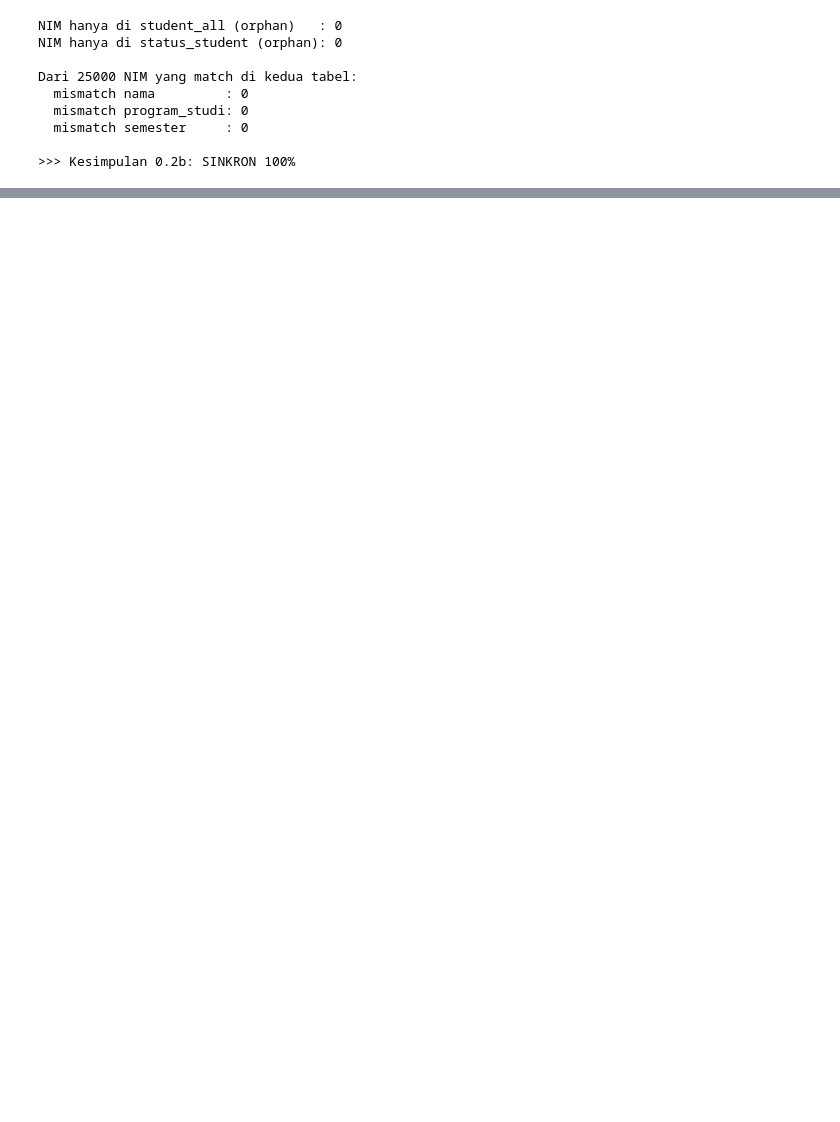
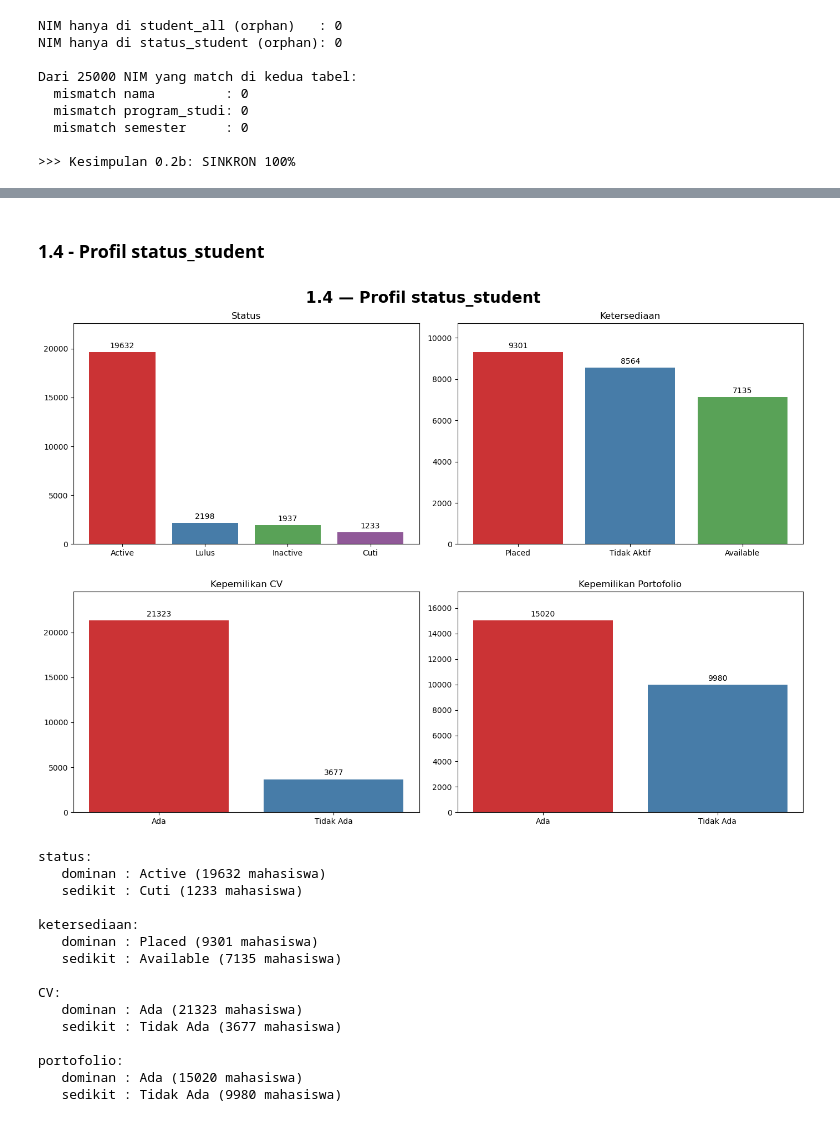
Before and after one commit to zzdf5/ssf-ssdc26-kataedward, a Jupyter notebook: notebooks/02_eda.ipynb, the cells around one changed output, grey strips where cells are left out. Cells and saved outputs as stored; diff of their text form; code cells hidden in the pictures; blank space fills up the shorter version.

```diff
--- a/notebooks/02_eda.ipynb
+++ b/notebooks/02_eda.ipynb
@@ -208,0 +395,37 @@ Dari 25000 NIM yang match di kedua tabel:
+# %% [markdown]
+### 1.4 - Profil status_student
+# %%
+fig, axes = plt.subplots(2, 2, figsize=(14, 10))
+fig.suptitle("1.4 — Profil status_student", fontsize=20, fontweight="bold")
+
+# fmt:off
+bar_with_labels(axes[0, 0], status_student["status"].value_counts(), "Status")
+bar_with_labels(axes[0, 1], status_student["ketersediaan"].value_counts(), "Ketersediaan")
+bar_with_labels(axes[1, 0], status_student["CV"].value_counts(), "Kepemilikan CV")
+bar_with_labels(axes[1, 1], status_student["portofolio"].value_counts(), "Kepemilikan Portofolio")
+
+plt.tight_layout(h_pad=3)
+plt.show()
+
+print_summary("status", status_student["status"].value_counts(), unit="mahasiswa")
+print_summary("ketersediaan", status_student["ketersediaan"].value_counts(), unit="mahasiswa")
+print_summary("CV", status_student["CV"].value_counts(), unit="mahasiswa")
+print_summary("portofolio", status_student["portofolio"].value_counts(), unit="mahasiswa")
+# fmt:on
+# %% [output]
+[figure, added]
+status:
+   dominan : Active (19632 mahasiswa)
+   sedikit : Cuti (1233 mahasiswa)
+
+ketersediaan:
+   dominan : Placed (9301 mahasiswa)
+   sedikit : Available (7135 mahasiswa)
+
+CV:
+   dominan : Ada (21323 mahasiswa)
+   sedikit : Tidak Ada (3677 mahasiswa)
+
+portofolio:
+   dominan : Ada (15020 mahasiswa)
+   sedikit : Tidak Ada (9980 mahasiswa)
```
Also changed, not shown: parts of 16 cells of this notebook, 1 other file.
